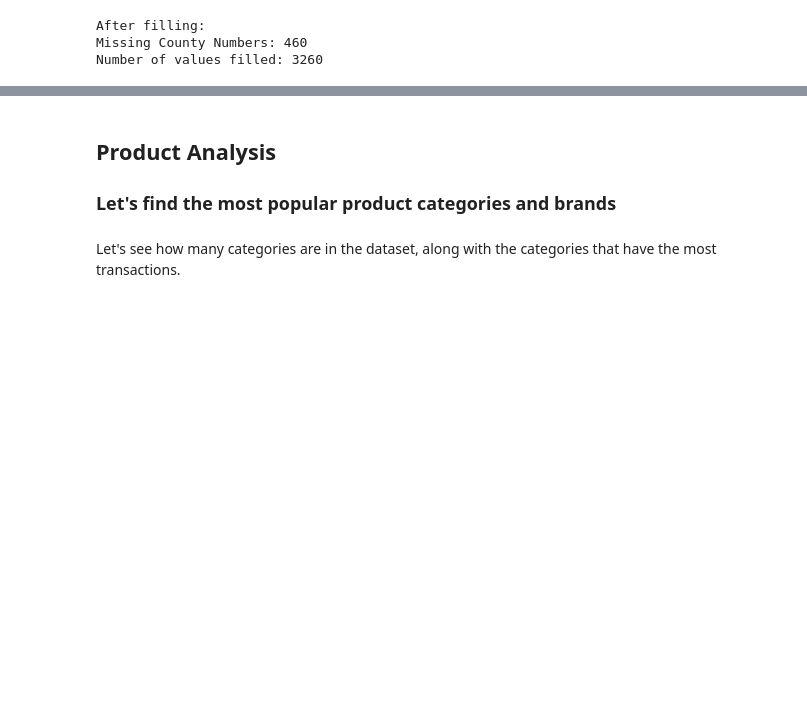
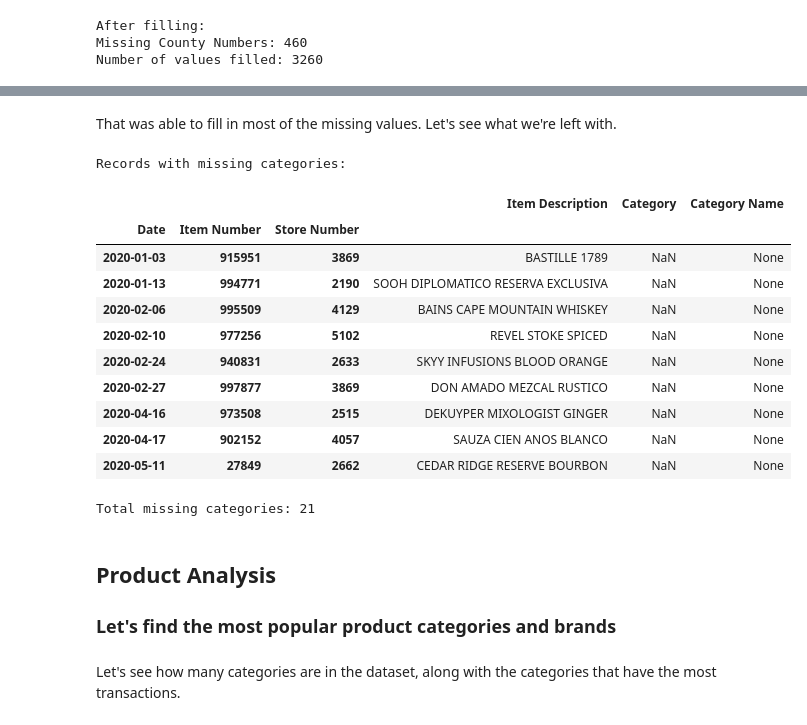
Before and after one commit to haidermumtaz/Iowa-Liquor-Sales-Analysis, a Jupyter notebook: liquor_sales_analysis.ipynb, the cells around one changed output, grey strips where cells are left out. Drawn from its saved outputs; the diff is of its cells as text; code cells hidden in the pictures; blank space fills up the shorter version.

```diff
--- a/liquor_sales_analysis.ipynb
+++ b/liquor_sales_analysis.ipynb
@@ -243,0 +460,28 @@ Number of values filled: 3260
+# %%
+# Create a mapping dictionary from items with valid categories
+category_mapping = liquor_sales_clean[liquor_sales_clean['Category'].notna()].groupby('Item Description').agg({
+    'Category': 'first',
+    'Category Name': 'first'
+}).to_dict('index')
+
+# Create a copy of the dataframe to avoid modifying the original
+liquor_sales_clean_test = liquor_sales_clean.copy()
+
+# Count missing before imputation
+missing_before = liquor_sales_clean_test['Category'].isna().sum()
+
+# Impute categories based on exact Item Description matches
+mask = liquor_sales_clean_test['Category'].isna()
+liquor_sales_clean_test.loc[mask, 'Category'] = liquor_sales_clean_test.loc[mask, 'Item Description'].map(
+    lambda x: category_mapping[x]['Category'] if x in category_mapping else None)
+liquor_sales_clean_test.loc[mask, 'Category Name'] = liquor_sales_clean_test.loc[mask, 'Item Description'].map(
+    lambda x: category_mapping[x]['Category Name'] if x in category_mapping else None)
+
+# Count missing after imputation
+missing_after = liquor_sales_clean_test['Category'].isna().sum()
+
+print(f"Missing values before imputation: {missing_before}")
+print(f"Missing values after imputation: {missing_after}")
+print(f"Number of values imputed: {missing_before - missing_after}")
+
+# Show remaining items with missing categories
@@ -244,3 +508,34 @@ Number of values filled: 3260
+# %% [markdown]
+That was able to fill in most of the missing values. Let's see what we're left with.
+# %%
+remaining_df = liquor_sales_clean_test[
+    (liquor_sales_clean_test['Category'].isna()) &
+    (liquor_sales_clean_test['Item Description'].isin(liquor_sales_clean_test[liquor_sales_clean_test['Category'].isna()]['Item Description'].unique()))
+][['Item Description', 'Vendor Name', 'State Bottle Retail']].drop_duplicates()
+
+# print("Detailed view of remaining items:")
+# print(remaining_df)
+# print("\nRemaining items with missing categories:")
+# display(remaining_df)
+
+# Print total number of missing categories after imputation
+print("\nRecords with missing categories:")
+display(liquor_sales_clean_test[liquor_sales_clean_test['Category'].isna()][['Item Description', 'Category', 'Category Name']].drop_duplicates())
+print(f"\nTotal missing categories: {liquor_sales_clean_test['Category'].isna().sum()}")
+# %% [output]
+Records with missing categories:
+|  |  |  | Item Description | Category | Category Name |
+| Date | Item Number | Store Number |  |  |  |
+| 2020-01-03 | 915951 | 3869 | BASTILLE 1789 | NaN | None |
+| 2020-01-13 | 994771 | 2190 | SOOH DIPLOMATICO RESERVA EXCLUSIVA | NaN | None |
+| 2020-02-06 | 995509 | 4129 | BAINS CAPE MOUNTAIN WHISKEY | NaN | None |
+| 2020-02-10 | 977256 | 5102 | REVEL STOKE SPICED | NaN | None |
+| 2020-02-24 | 940831 | 2633 | SKYY INFUSIONS BLOOD ORANGE | NaN | None |
+| 2020-02-27 | 997877 | 3869 | DON AMADO MEZCAL RUSTICO | NaN | None |
+| 2020-04-16 | 973508 | 2515 | DEKUYPER MIXOLOGIST GINGER | NaN | None |
+| 2020-04-17 | 902152 | 4057 | SAUZA CIEN ANOS BLANCO | NaN | None |
+| 2020-05-11 | 27849 | 2662 | CEDAR RIDGE RESERVE BOURBON | NaN | None |
+Total missing categories: 21
 # %% [markdown]
 ## Product Analysis
 
```
Also changed, not shown: parts of 22 cells of this notebook, 2 other files.
